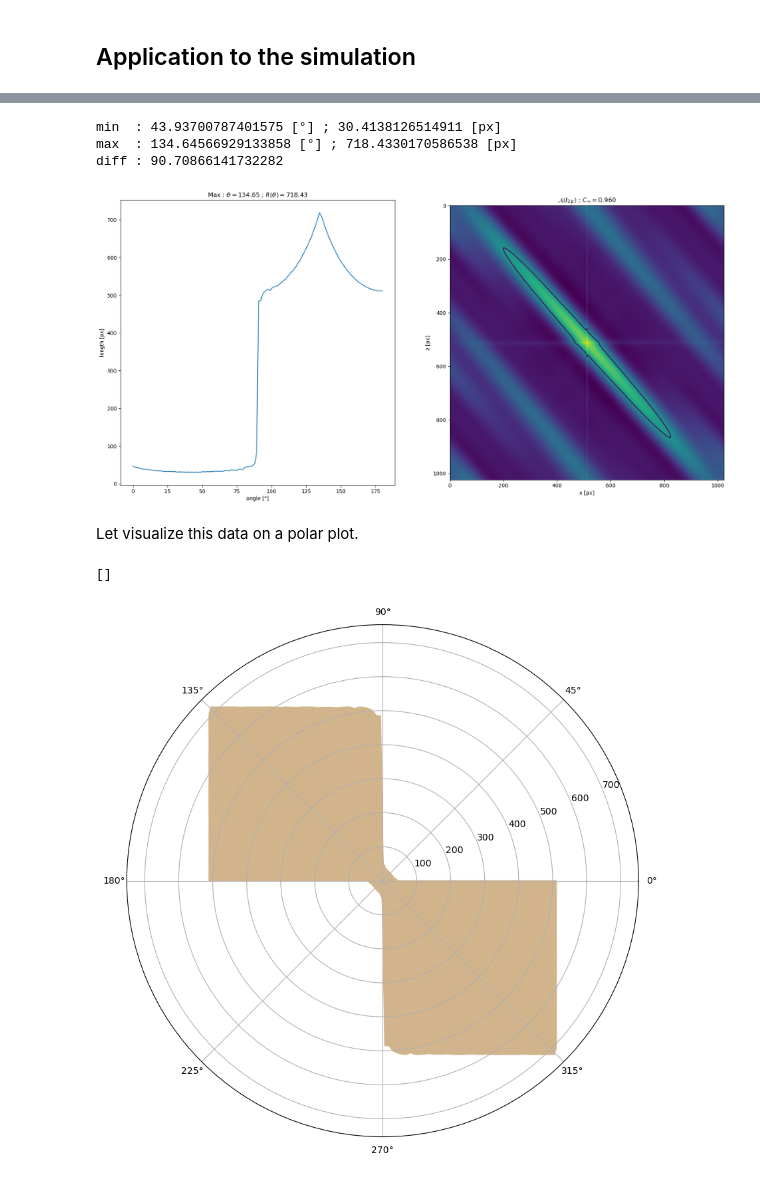
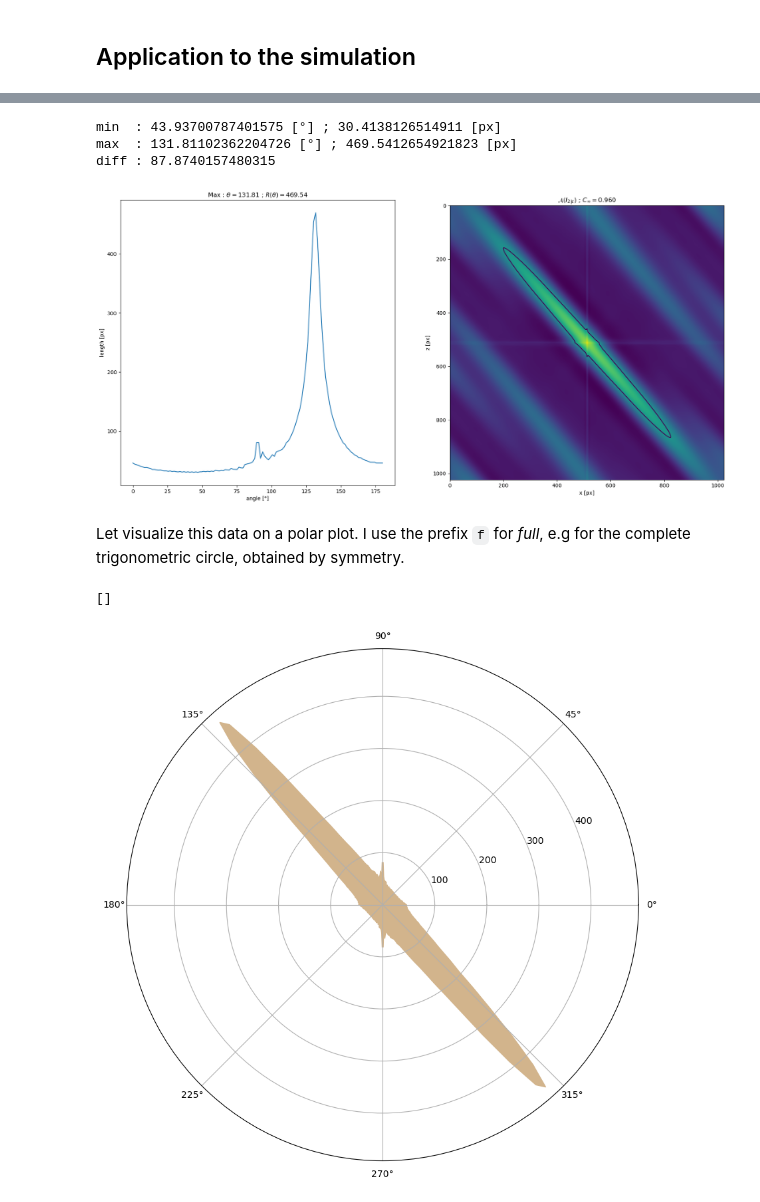
Before and after one commit to julienVLNT/drafts, a Jupyter notebook: 08_Length_vs_Angle.ipynb, the cells around one changed output, grey strips where cells are left out. Saved outputs shown, nothing was run; the diff lists cells and outputs as text; code cells hidden in the pictures.

Commit message:
Fix 08_Length_vs_Angle.ipynb
Fix and end the single band analysis procedure.

```diff
--- a/08_Length_vs_Angle.ipynb
+++ b/08_Length_vs_Angle.ipynb
@@ -296,9 +296,12 @@ def length_vs_angle(auto: np.ndarray, cinf: float, angle: float) -> float:
         raise NotImplementedError
 
     elif angle > np.pi:
-        raise NotImplementedError
+        angle = angle - np.pi
 
-    elif angle < np.pi /2.:
+    else:
+        pass
+
+    if angle < np.pi /2.:
         j_ = np.linspace(0, N/2-1, int(N/2)).astype(np.int32)
         i_ = np.round(j_ *np.tan(angle)).astype(np.int32)
 
@@ -313,8 +316,8 @@ def length_vs_angle(auto: np.ndarray, cinf: float, angle: float) -> float:
                 break
 
     else:
-        angle = np.pi -angle
-        j_ = np.linspace(N/2-1, 0, int(N/2)).astype(np.int32)
+        angle = np.pi - angle
+        j_ = np.linspace(0, N/2-1, int(N/2)).astype(np.int32)
         i_ = np.round(j_ *np.tan(angle)).astype(np.int32)
 
         j_ = j_[i_ < N//2]
@@ -333,21 +408,21 @@ def length_vs_angle(auto: np.ndarray, cinf: float, angle: float) -> float:
 # %%
 i2e_cinf = 0.96
 
-angles = np.linspace(0, np.pi, 128)
-length = np.zeros_like(angles)
+i2e_angles = np.linspace(0, np.pi, 128)
+i2e_length = np.zeros_like(i2e_angles)
 
-for i, angle in enumerate(angles):
-    length[i] = length_vs_angle(i2e_auto, i2e_cinf, angle)
+for i, angle in enumerate(i2e_angles):
+    i2e_length[i] = length_vs_angle(i2e_auto, i2e_cinf, angle)
 
-print(f"shape  : {length.shape}")
-print(f"NaNs   : {np.any(np.isnan(length))}")
-print(f"mean   : {length.mean()}")
-print(f"min    : {length.min()}")
-print(f"argmin : {length.argmin()}")
-print(f"angle  : {angles[length.argmin()]*180/np.pi}")
-print(f"max    : {length.max()}")
-print(f"argmax : {length.argmax()}")
-print(f"angle  : {angles[length.argmax()]*180/np.pi}°")
+print(f"shape  : {i2e_length.shape}")
+print(f"NaNs   : {np.any(np.isnan(i2e_length))}")
+print(f"mean   : {i2e_length.mean()}")
+print(f"min    : {i2e_length.min()}")
+print(f"argmin : {i2e_length.argmin()}")
+print(f"angle  : {i2e_angles[i2e_length.argmin()]*180/np.pi}")
+print(f"max    : {i2e_length.max()}")
+print(f"argmax : {i2e_length.argmax()}")
+print(f"angle  : {i2e_angles[i2e_length.argmax()]*180/np.pi}°")
 # %% [output]
 shape  : (128,)
 NaNs   : False
@@ -362,10 +437,10 @@ angle  : 134.64566929133858°
 fig = plt.figure(figsize=(21, 10))
 
 axe = fig.add_subplot(1, 2, 1)
-axe.plot(angles*180/np.pi, length)
+axe.plot(i2e_angles*180/np.pi, i2e_length)
 axe.set_xlabel("angle [°]")
 axe.set_ylabel("length [px]")
-axe.set_title("Max : $\\theta=$"+"{:.2f}".format(angles[length.argmax()]*180/np.pi)+" ; $R(\\theta) =$"+"{:.2f}".format(length.max()))
+axe.set_title("Max : $\\theta=$"+"{:.2f}".format(i2e_angles[i2e_length.argmax()]*180/np.pi)+" ; $R(\\theta) =$"+"{:.2f}".format(i2e_length.max()))
 
 axe = fig.add_subplot(1, 2, 2)
 axe.imshow(i2e_auto)
@@ -374,29 +449,29 @@ axe.set_xlabel("x [px]")
 axe.set_ylabel("z [px]")
 axe.set_title("$\mathcal{A}(I_{2|\\varepsilon})$ ; $C_\infty =$"+"{:.3f}".format(i2e_cinf))
 
-print(f"min  : {angles[length.argmin()]*180/np.pi} [°] ; {length.min()} [px]")
-print(f"max  : {angles[length.argmax()]*180/np.pi} [°] ; {length.max()} [px]")
-print(f"diff : {(angles[length.argmax()] - angles[length.argmin()])*180/np.pi}")
+print(f"min  : {i2e_angles[i2e_length.argmin()]*180/np.pi} [°] ; {i2e_length.min()} [px]")
+print(f"max  : {i2e_angles[i2e_length.argmax()]*180/np.pi} [°] ; {i2e_length.max()} [px]")
+print(f"diff : {(i2e_angles[i2e_length.argmax()] - i2e_angles[i2e_length.argmin()])*180/np.pi}")
 plt.show()
 # %% [output]
 min  : 43.93700787401575 [°] ; 30.4138126514911 [px]
-max  : 134.64566929133858 [°] ; 718.4330170586538 [px]
-diff : 90.70866141732282
+max  : 131.81102362204726 [°] ; 469.5412654921823 [px]
+diff : 87.8740157480315
-[figure, old version]
+[figure, new version]
 # %% [markdown]
-Let visualize this data on a polar plot.
+Let visualize this data on a polar plot. I use the prefix `f` for *full*, e.g for the complete trigonometric circle, obtained by symmetry.
 # %%
-fangles = np.hstack((angles, np.pi+angles))
-flength = np.hstack((length, length))
+i2e_fangles = np.hstack((i2e_angles, np.pi+i2e_angles))
+i2e_flength = np.hstack((i2e_length, i2e_length))
 
 
 fig = plt.figure(figsize=(10,10))
 
 axe = fig.add_subplot(1, 1, 1, projection="polar")
-axe.fill(fangles, flength, color="tan")
-axe.set_rmax(length.max())
+axe.fill(i2e_fangles, i2e_flength, color="tan")
+axe.set_rmax(i2e_length.max())
 
 plt.plot()
 # %% [output]
 []
-[figure, old version]
+[figure, new version]
```
Also changed, not shown: parts of 12 cells of this notebook.
